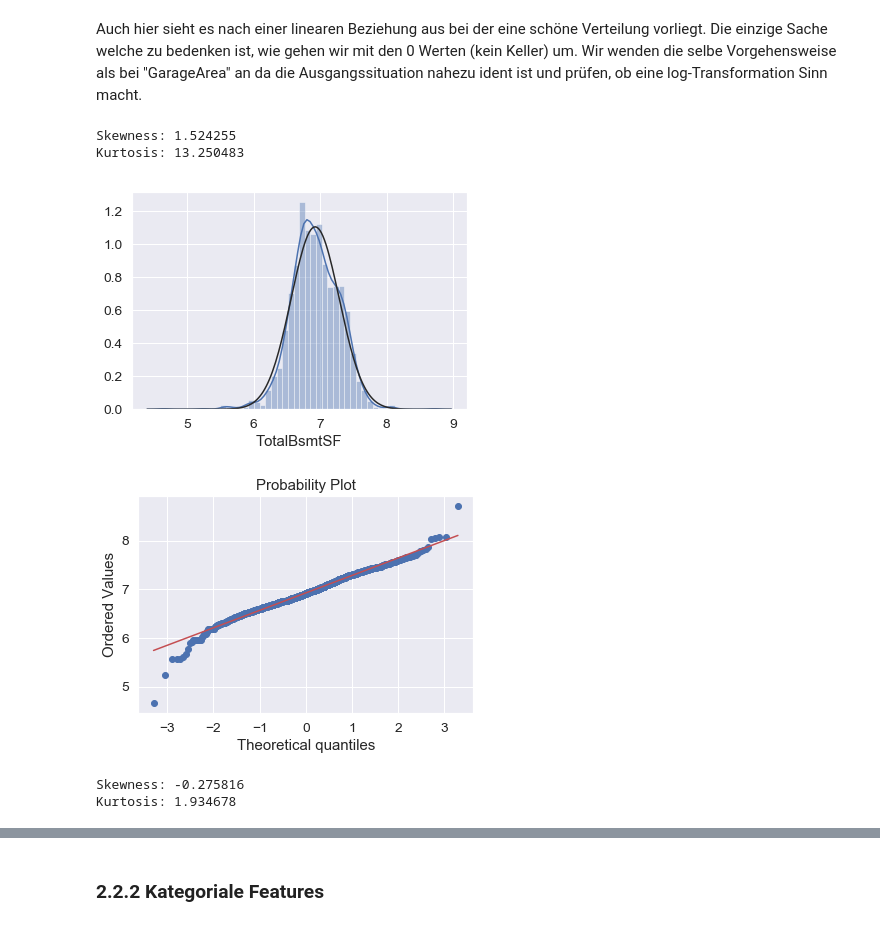
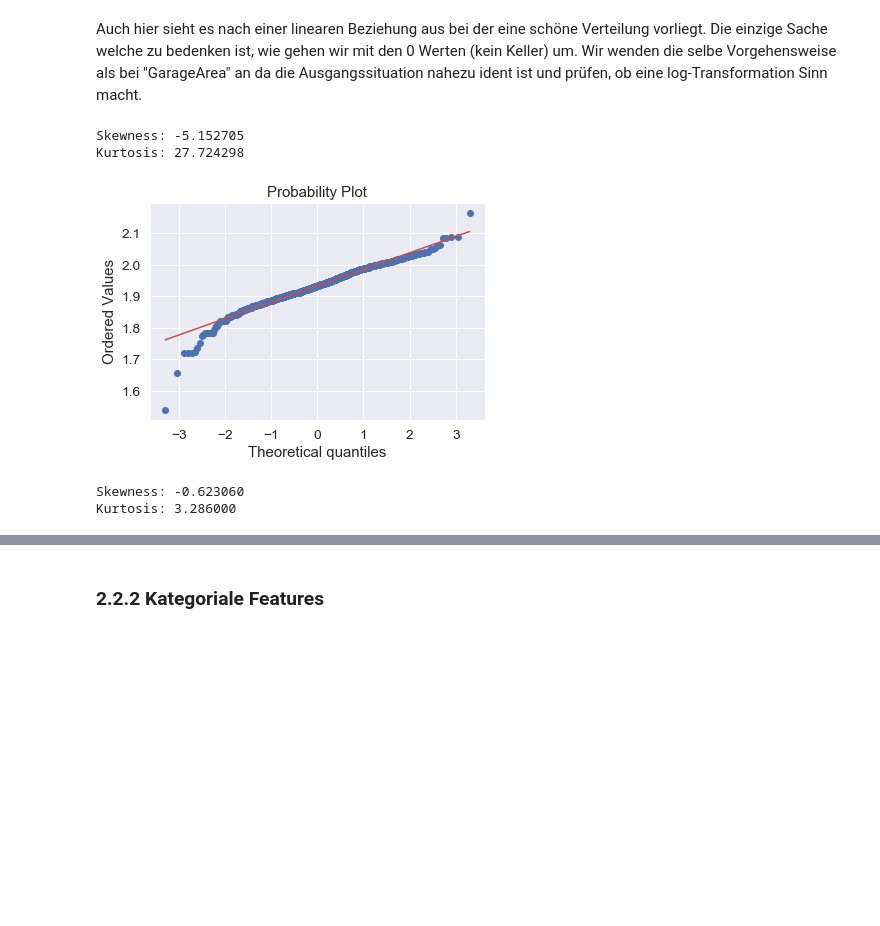
Before and after one commit to AndreasBleyel/AlgoProjekt, a Jupyter notebook: AmesHousePrices.ipynb, the cells around one changed output, grey strips where cells are left out. Saved outputs shown, nothing was run; the diff lists cells and outputs as text; code cells hidden in the pictures; blank space fills up the shorter version.

```diff
--- a/AmesHousePrices.ipynb
+++ b/AmesHousePrices.ipynb
@@ -383,5 +379,5 @@ train.loc[train['GarageArea']>0,'HasGarage'] = 1
 # %% [markdown]
 Nun können wir die log-Transformierung nur auf die Zeilen anwenden, welche in "hasGarage" 1 haben.
 # %%
-train.loc[train['HasGarage']==1,'GarageArea'] = np.log(train['GarageArea'])
+garageArea_log = np.log(train.loc[train['HasGarage']==1,'GarageArea'])
 # %%
@@ -435,4 +431,5 @@ Verteilung scheint in Ordnung und es liegt eine lineare Beziehung vor. Dies war
 
 Trotzdem starten wir auch hier den Versuch einer log-Transformation und sehen wie sich die Verteilung ändert.
 # %%
-train['GrLivArea'] = np.log(train['GrLivArea'])
+grLivArea_log = np.log(train['GrLivArea'])
+sns.distplot(grLivArea_log, fit=norm)
@@ -526,8 +503,8 @@ Auch hier sieht es nach einer linearen Beziehung aus bei der eine schöne Vertei
 # %%
 printSkewKurt('TotalBsmtSF', train)
 # %% [output]
-Skewness: 1.524255
-Kurtosis: 13.250483
+Skewness: -5.152705
+Kurtosis: 27.724298
 # %%
 train['HasBasement'] = pd.Series(len(train['TotalBsmtSF']), index=train.index)
 train['HasBasement'] = 0
@@ -535,15 +512,13 @@ train.loc[train['TotalBsmtSF']>0,'HasBasement'] = 1
 # %%
 train.loc[train['HasBasement']==1,'TotalBsmtSF'] = np.log(train['TotalBsmtSF'])
 # %%
-sns.distplot(train[train['TotalBsmtSF']>0]['TotalBsmtSF'], fit=norm);
 fig = plt.figure()
 res = stats.probplot(train[train['TotalBsmtSF']>0]['TotalBsmtSF'], plot=plt)
 # %% [output]
-[figure, old version]
+[figure, new version]
-[figure, removed]
 # %%
 print("Skewness: %f" % train[train['TotalBsmtSF']>0]['TotalBsmtSF'].skew())
 print("Kurtosis: %f" % train[train['TotalBsmtSF']>0]['TotalBsmtSF'].kurt())
 # %% [output]
-Skewness: -0.275816
-Kurtosis: 1.934678
+Skewness: -0.623060
+Kurtosis: 3.286000
```
Also changed, not shown: parts of 87 cells of this notebook.
